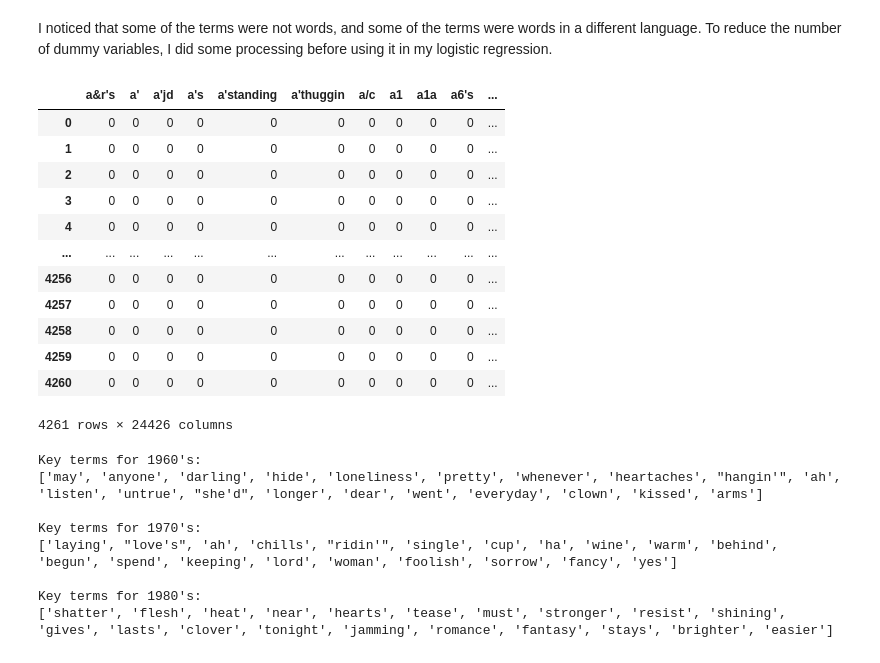
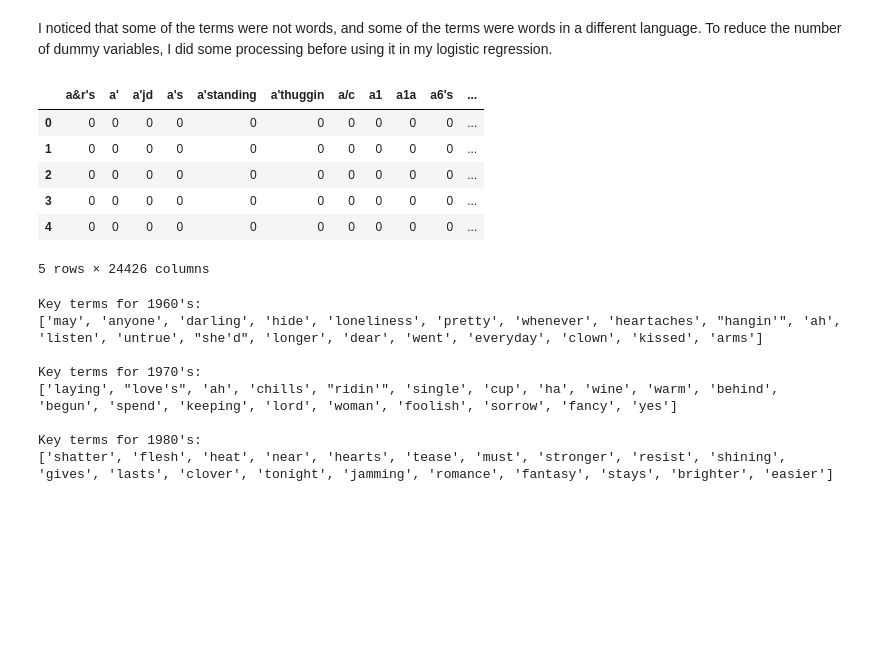
Before and after one commit to mrkerwinchen/2950_proj, a Jupyter notebook: song_lyrics_trends.ipynb, the cells around one changed output. Saved outputs shown, nothing was run; the diff lists cells and outputs as text; code cells hidden in the pictures; blank space fills up the shorter version.

```diff
--- a/song_lyrics_trends.ipynb
+++ b/song_lyrics_trends.ipynb
@@ -222,21 +222,15 @@ dummy = dummy.loc[:, [i.isascii() and "-" not in i and "$" not in i for i in dum
 #removal of stop words
 dummy = dummy.loc[:, [i not in stop_words for i in dummy.columns]]
 # %%
-dummy
+dummy.head()
 # %% [output]
 |  | a&r's | a' | a'jd | a's | a'standing | a'thuggin | a/c | a1 | a1a | a6's | ... |
 | 0 | 0 | 0 | 0 | 0 | 0 | 0 | 0 | 0 | 0 | 0 | ... |
 | 1 | 0 | 0 | 0 | 0 | 0 | 0 | 0 | 0 | 0 | 0 | ... |
 | 2 | 0 | 0 | 0 | 0 | 0 | 0 | 0 | 0 | 0 | 0 | ... |
 | 3 | 0 | 0 | 0 | 0 | 0 | 0 | 0 | 0 | 0 | 0 | ... |
 | 4 | 0 | 0 | 0 | 0 | 0 | 0 | 0 | 0 | 0 | 0 | ... |
-| ... | ... | ... | ... | ... | ... | ... | ... | ... | ... | ... | ... |
-| 4256 | 0 | 0 | 0 | 0 | 0 | 0 | 0 | 0 | 0 | 0 | ... |
-| 4257 | 0 | 0 | 0 | 0 | 0 | 0 | 0 | 0 | 0 | 0 | ... |
-| 4258 | 0 | 0 | 0 | 0 | 0 | 0 | 0 | 0 | 0 | 0 | ... |
-| 4259 | 0 | 0 | 0 | 0 | 0 | 0 | 0 | 0 | 0 | 0 | ... |
-| 4260 | 0 | 0 | 0 | 0 | 0 | 0 | 0 | 0 | 0 | 0 | ... |
-4261 rows × 24426 columns
+5 rows × 24426 columns
 # %%
 #fed the dummy varriables into my logistic regression as predictors, and decade as output
 reg = LogisticRegression(max_iter = 1000)
```
Also changed, not shown: parts of 15 cells of this notebook.
